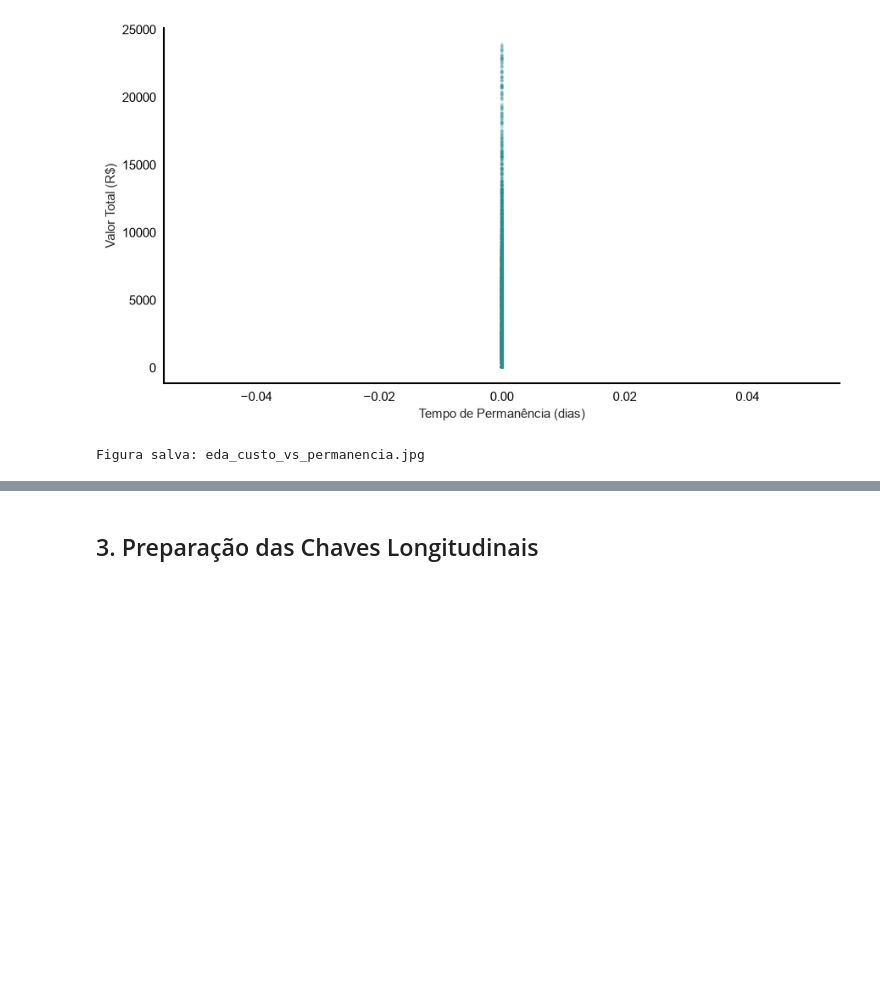
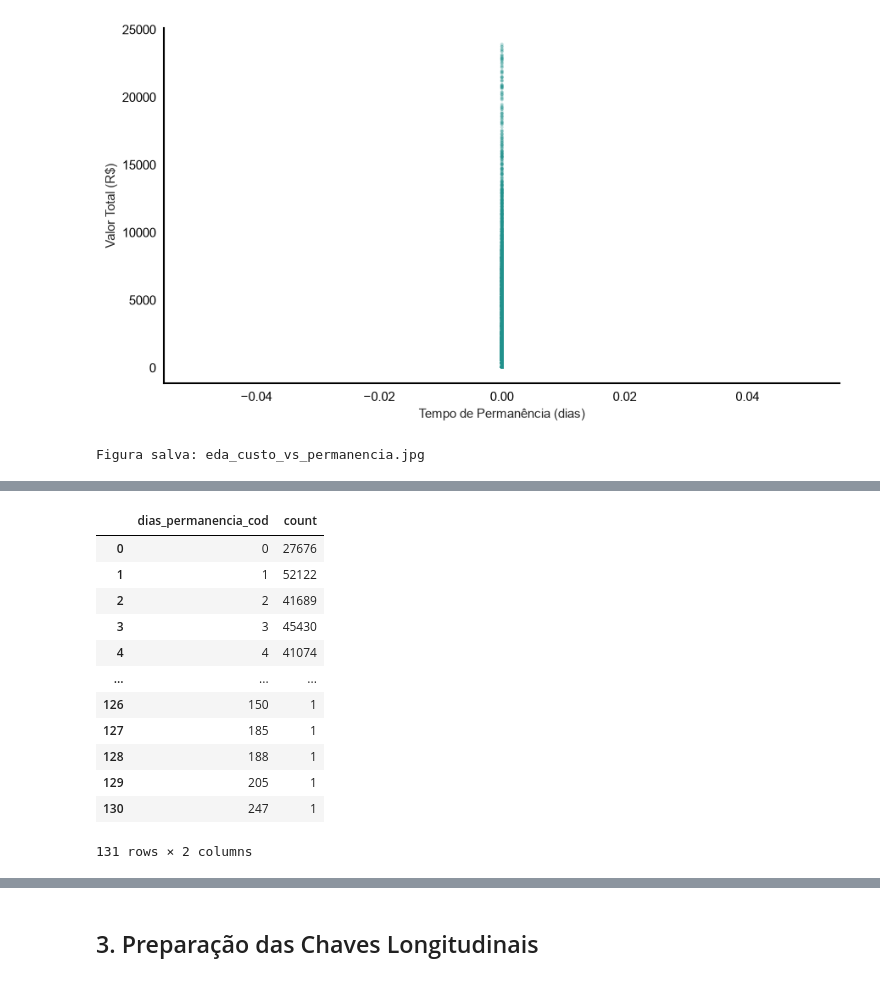
Before and after one commit to Carolina-Silva/TCC, a Jupyter notebook: notebooks/03_merge_and_eda.ipynb, the cells around one changed output, grey strips where cells are left out. Cells and saved outputs as stored; diff of their text form; code cells hidden in the pictures; blank space fills up the shorter version.

```diff
--- a/notebooks/03_merge_and_eda.ipynb
+++ b/notebooks/03_merge_and_eda.ipynb
@@ -195,0 +223,24 @@ Figura salva: eda_custo_vs_permanencia.jpg
+# %%
+count_dias = (
+    df_sih['dias_permanencia_cod']
+    .value_counts(dropna=False)
+    .sort_index()
+    .rename_axis('dias_permanencia_cod')
+    .reset_index(name='count')
+)
+
+count_dias
+# %% [output]
+|  | dias_permanencia_cod | count |
+| 0 | 0 | 27676 |
+| 1 | 1 | 52122 |
+| 2 | 2 | 41689 |
+| 3 | 3 | 45430 |
+| 4 | 4 | 41074 |
+| ... | ... | ... |
+| 126 | 150 | 1 |
+| 127 | 185 | 1 |
+| 128 | 188 | 1 |
+| 129 | 205 | 1 |
+| 130 | 247 | 1 |
+131 rows × 2 columns
```
Also changed, not shown: parts of 2 cells of this notebook, 25 other files.
